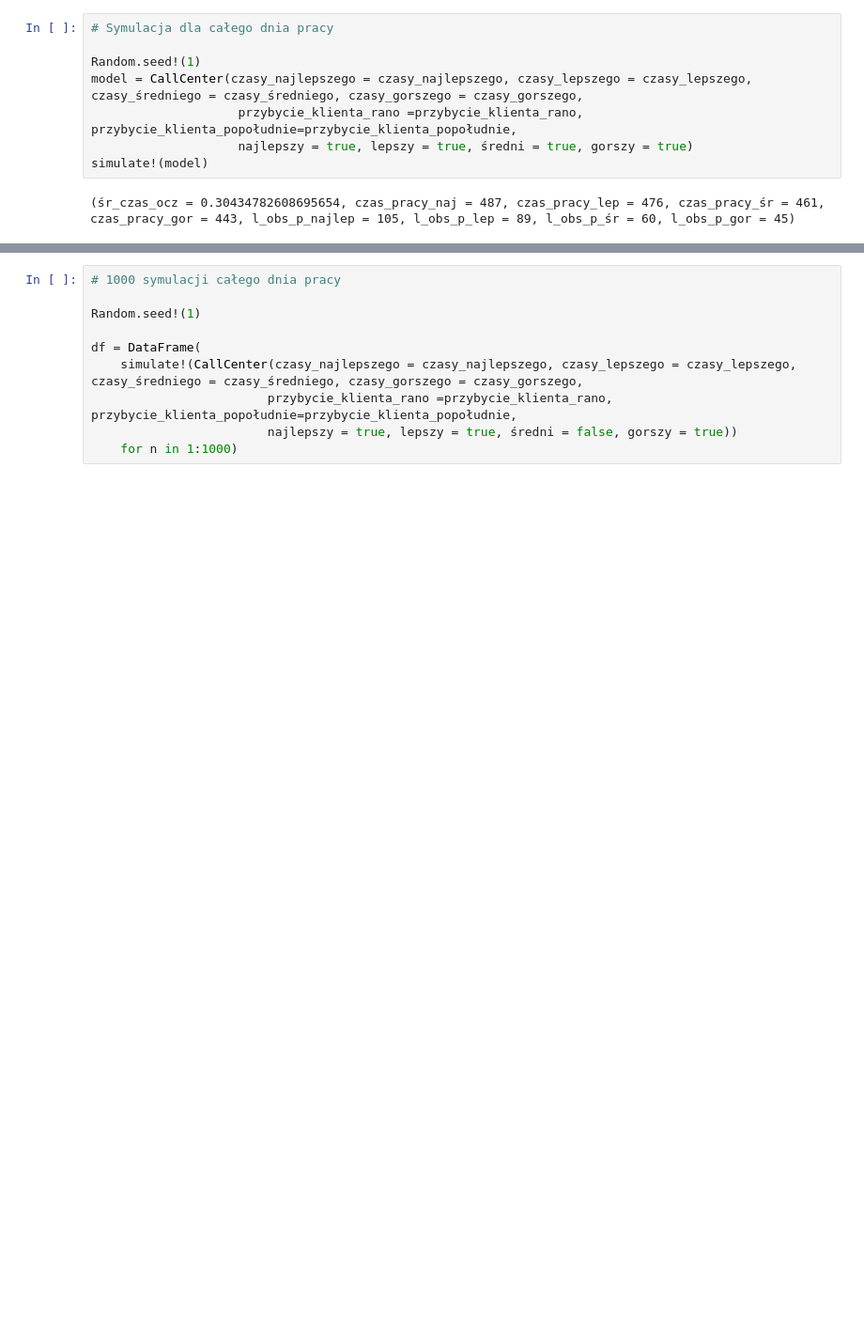
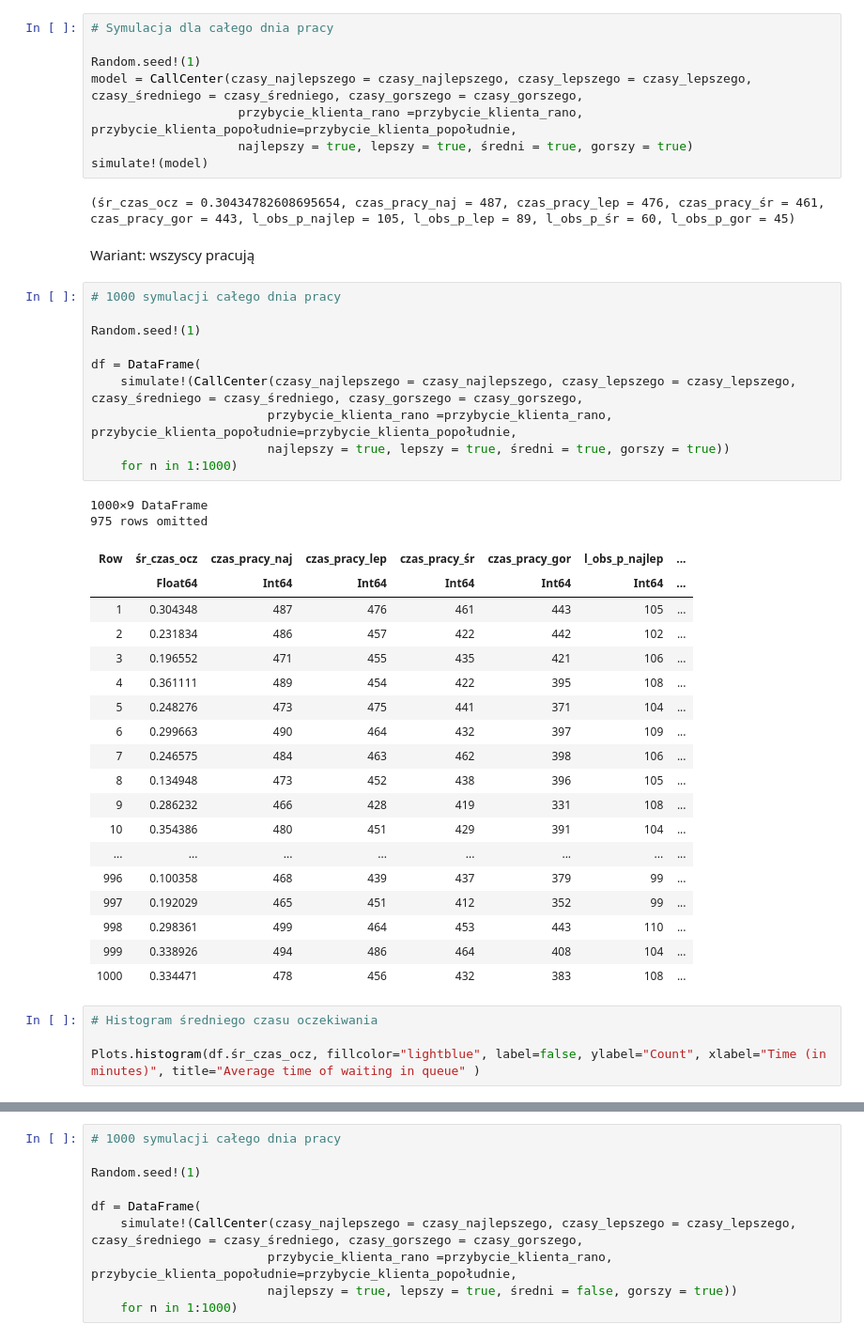
Before and after one commit to bperkowska/ZMS, a Jupyter notebook: Kod-do-raportu-końcowego_nowe_rozkłady.ipynb, the cells around one changed output, grey strips where cells are left out. Shown at 94% size. Cells and saved outputs as stored; diff of their text form; blank space fills up the shorter version.

Commit message:
warianty

```diff
--- a/Kod-do-raportu-końcowego_nowe_rozkłady.ipynb
+++ b/Kod-do-raportu-końcowego_nowe_rozkłady.ipynb
@@ -314,3 +297,40 @@ model = CallCenter(czasy_najlepszego = czasy_najlepszego, czasy_lepszego = czasy
 simulate!(model)
 # %% [output]
 (śr_czas_ocz = 0.30434782608695654, czas_pracy_naj = 487, czas_pracy_lep = 476, czas_pracy_śr = 461, czas_pracy_gor = 443, l_obs_p_najlep = 105, l_obs_p_lep = 89, l_obs_p_śr = 60, l_obs_p_gor = 45)
+# %% [markdown]
+Wariant: wszyscy pracują
+# %%
+# 1000 symulacji całego dnia pracy
+
+Random.seed!(1)
+
+df = DataFrame(
+    simulate!(CallCenter(czasy_najlepszego = czasy_najlepszego, czasy_lepszego = czasy_lepszego, czasy_średniego = czasy_średniego, czasy_gorszego = czasy_gorszego,
+                        przybycie_klienta_rano =przybycie_klienta_rano, przybycie_klienta_popołudnie=przybycie_klienta_popołudnie,
+                        najlepszy = true, lepszy = true, średni = true, gorszy = true))
+    for n in 1:1000)
+# %% [output]
+1000×9 DataFrame
+975 rows omitted
+| Row | śr_czas_ocz | czas_pracy_naj | czas_pracy_lep | czas_pracy_śr | czas_pracy_gor | l_obs_p_najlep | ... |
+|  | Float64 | Int64 | Int64 | Int64 | Int64 | Int64 | ... |
+| 1 | 0.304348 | 487 | 476 | 461 | 443 | 105 | ... |
+| 2 | 0.231834 | 486 | 457 | 422 | 442 | 102 | ... |
+| 3 | 0.196552 | 471 | 455 | 435 | 421 | 106 | ... |
+| 4 | 0.361111 | 489 | 454 | 422 | 395 | 108 | ... |
+| 5 | 0.248276 | 473 | 475 | 441 | 371 | 104 | ... |
+| 6 | 0.299663 | 490 | 464 | 432 | 397 | 109 | ... |
+| 7 | 0.246575 | 484 | 463 | 462 | 398 | 106 | ... |
+| 8 | 0.134948 | 473 | 452 | 438 | 396 | 105 | ... |
+| 9 | 0.286232 | 466 | 428 | 419 | 331 | 108 | ... |
+| 10 | 0.354386 | 480 | 451 | 429 | 391 | 104 | ... |
+| ... | ... | ... | ... | ... | ... | ... | ... |
+| 996 | 0.100358 | 468 | 439 | 437 | 379 | 99 | ... |
+| 997 | 0.192029 | 465 | 451 | 412 | 352 | 99 | ... |
+| 998 | 0.298361 | 499 | 464 | 453 | 443 | 110 | ... |
+| 999 | 0.338926 | 494 | 486 | 464 | 408 | 104 | ... |
+| 1000 | 0.334471 | 478 | 456 | 432 | 383 | 108 | ... |
+# %%
+# Histogram średniego czasu oczekiwania
+
+Plots.histogram(df.śr_czas_ocz, fillcolor="lightblue", label=false, ylabel="Count", xlabel="Time (in minutes)", title="Average time of waiting in queue" )
```
Also changed, not shown: parts of 22 cells of this notebook.
